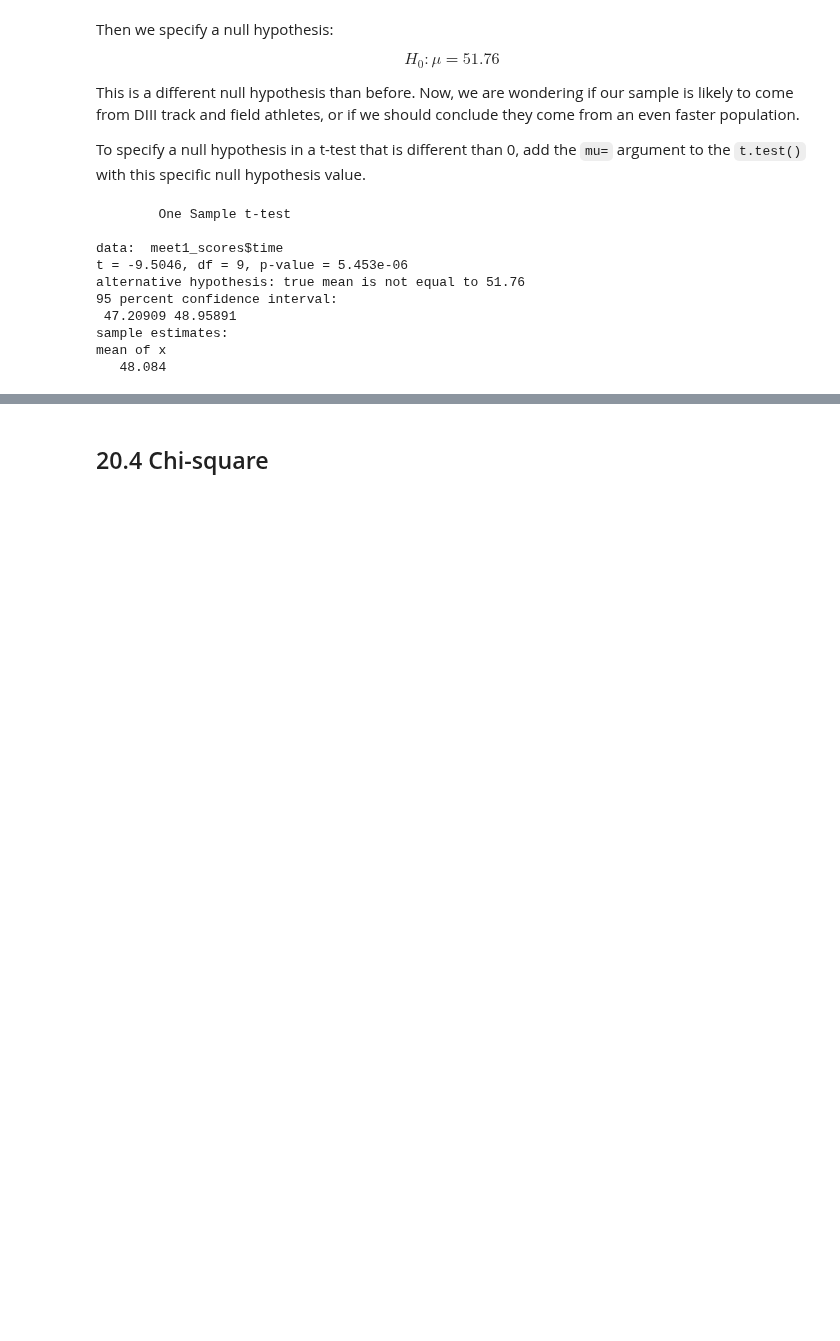
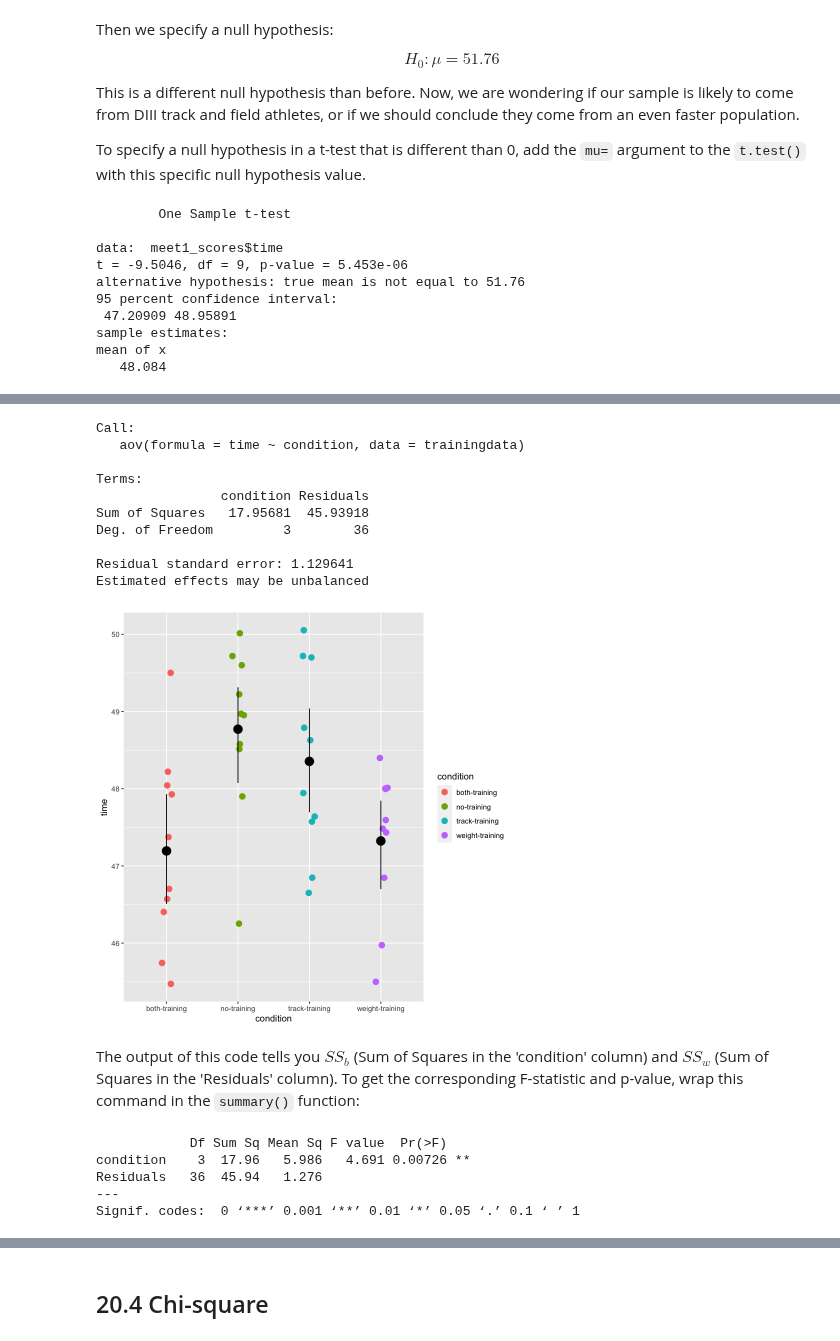
Before and after one commit to smburns47/Psyc158, a Jupyter notebook: chapter-20.ipynb, the cells around one changed output, grey strips where cells are left out. Saved outputs shown, nothing was run; the diff lists cells and outputs as text; code cells hidden in the pictures; blank space fills up the shorter version.

````diff
--- a/chapter-20.ipynb
+++ b/chapter-20.ipynb
@@ -241,0 +299,33 @@ F-statistic: 0.01188 on 1 and 18 DF,  p-value: 0.9144
+# %%
+#choosing all running times at meet1, regardless of condition
+trainingdata <- filter(trackscores, session=='meet1')
+
+#running one-way ANOVA test
+anova_results <- aov(time ~ condition, data = trainingdata)
+anova_results
+
+#visualizing group differences
+gf_jitter(time ~ condition, data = trainingdata, size=3, color = ~condition, width=0.1) %>%
+    gf_summary(fun.data = "mean_cl_boot", size = 2, color = 'black')
+# %% [output]
+Call:
+   aov(formula = time ~ condition, data = trainingdata)
+
+Terms:
+                condition Residuals
+Sum of Squares   17.95681  45.93918
+Deg. of Freedom         3        36
+
+Residual standard error: 1.129641
+Estimated effects may be unbalanced
+[figure, added]
+# %% [markdown]
+The output of this code tells you $SS_b$ (Sum of Squares in the 'condition' column) and $SS_w$ (Sum of Squares in the 'Residuals' column). To get the corresponding F-statistic and p-value, wrap this command in the ```summary()``` function:
+# %%
+summary(anova_results)
+# %% [output]
+            Df Sum Sq Mean Sq F value  Pr(>F)
+condition    3  17.96   5.986   4.691 0.00726 **
+Residuals   36  45.94   1.276
+---
+Signif. codes:  0 ‘***’ 0.001 ‘**’ 0.01 ‘*’ 0.05 ‘.’ 0.1 ‘ ’ 1
````
Also changed, not shown: parts of 26 cells of this notebook, 2 other files.
